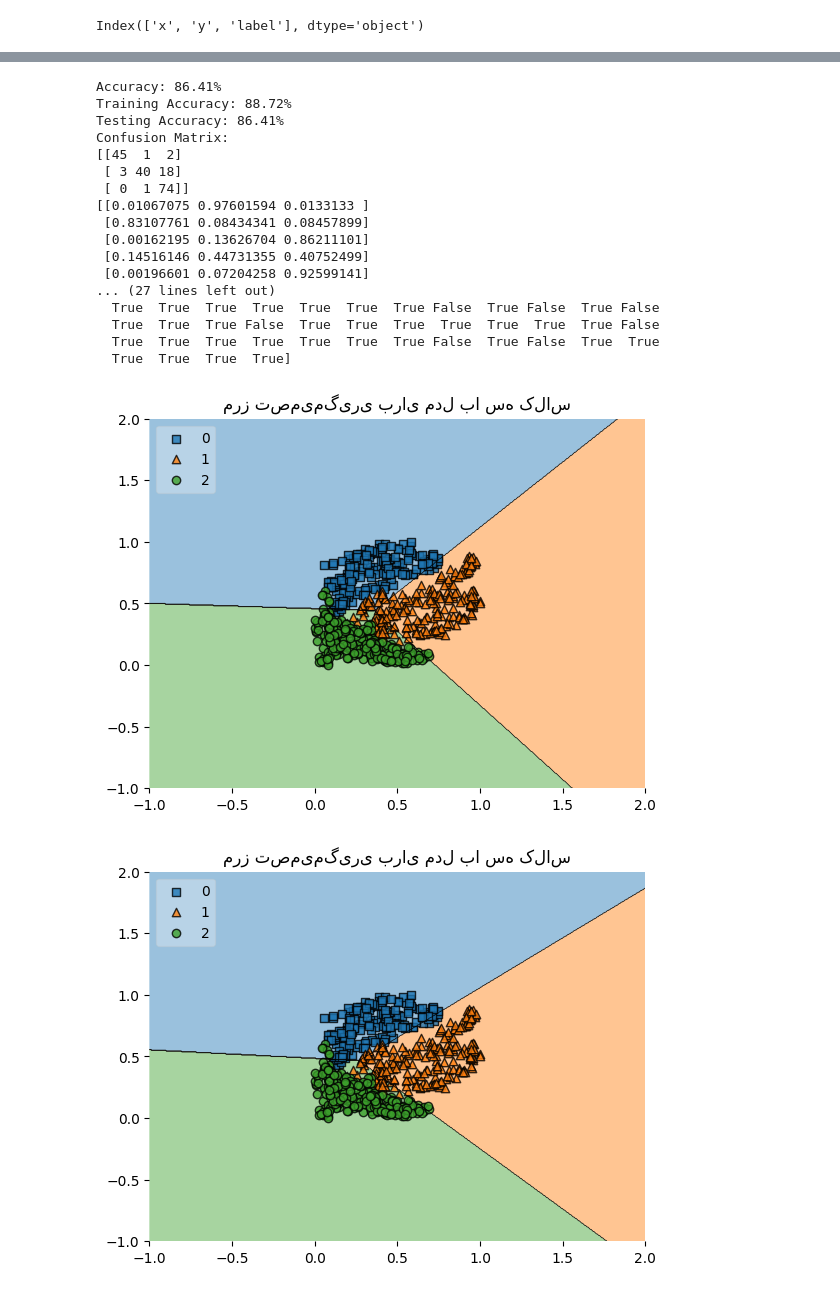
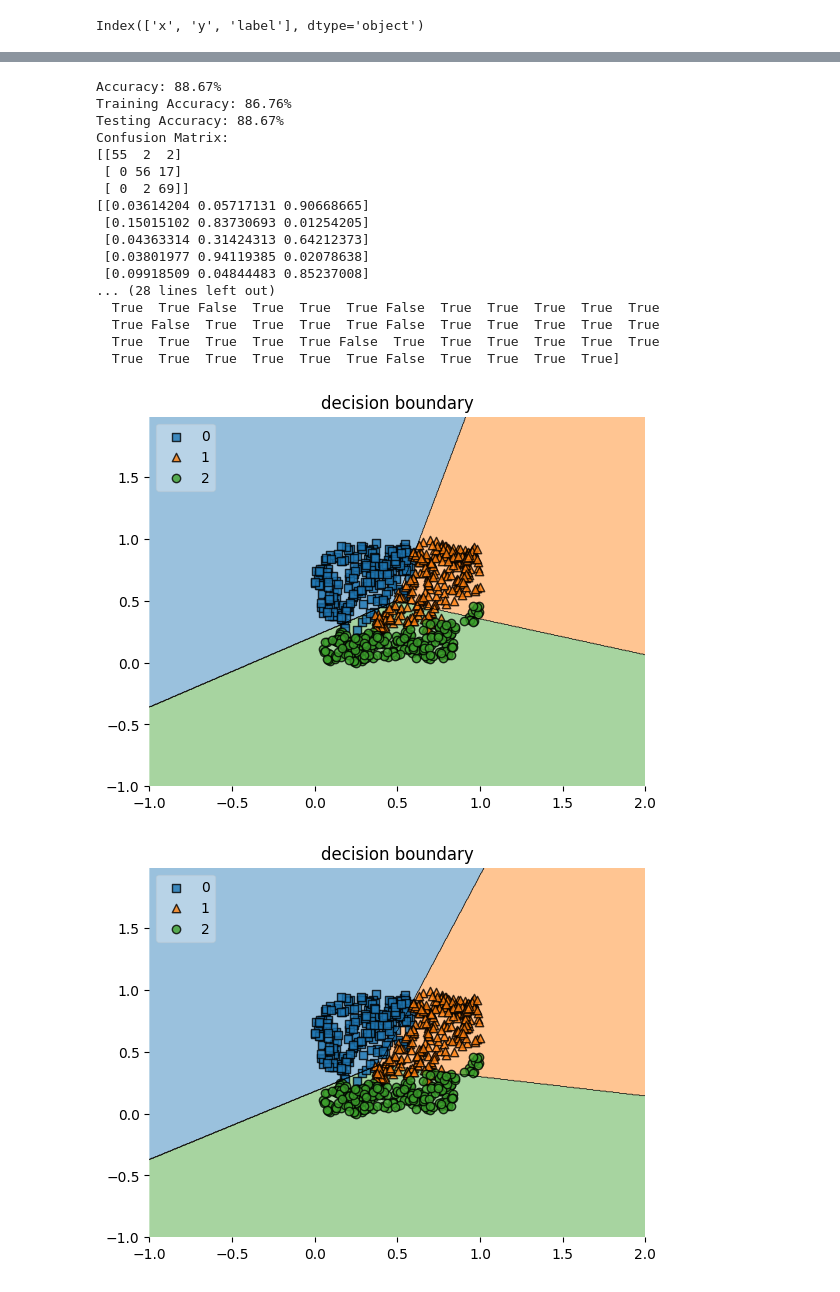
Before and after one commit to mrhajinia78/Tamrin_1, a Jupyter notebook: Tamrin_1.ipynb, the cells around one changed output, grey strips where cells are left out. Drawn from its saved outputs; the diff is of its cells as text; code cells hidden in the pictures.

```diff
--- a/Tamrin_1.ipynb
+++ b/Tamrin_1.ipynb
@@ -170,2 +199,3 @@ widget_data.to_csv('drawdata_2.csv', index=False)
 # %%
-df=pd.read_csv(r'/content/drawdata.csv')
+import pandas as pd
+df=pd.read_csv(r'/content/drive/MyDrive/mini_project_1/dataset/drawdata_2.csv')
@@ -335,12 +343,11 @@ print(counts/float(len(y)))
 # %%
-lr_model = LogisticRegression(solver='sag', max_iter=10, random_state=4)
+lr_model = LogisticRegression(solver='sag', max_iter=100, random_state=4)
 lr_model.fit(x_train, y_train)
 y_pred = lr_model.predict(x_test)
 
 accuracy = accuracy_score(y_test, y_pred)
 print(f'Accuracy: {accuracy*100:.2f}%')
 
-#روی داده های ازمایشی چقد خوب بوده و تستی
 train_accuracy = lr_model.score(x_train, y_train)
 test_accuracy = lr_model.score(x_test, y_test)
 print(f'Training Accuracy: {train_accuracy*100:.2f}%')
@@ -393,41 +400,41 @@ print(confusion_matrix(y_test, y_pred))
 print(lr_model.predict_proba(x_test)[-20:])
 print(y_pred==y_test)
 # %% [output]
-Accuracy: 86.41%
-Training Accuracy: 88.72%
-Testing Accuracy: 86.41%
+Accuracy: 88.67%
+Training Accuracy: 86.76%
+Testing Accuracy: 88.67%
 Confusion Matrix:
-[[45  1  2]
- [ 3 40 18]
- [ 0  1 74]]
-[[0.01067075 0.97601594 0.0133133 ]
- [0.83107761 0.08434341 0.08457899]
- [0.00162195 0.13626704 0.86211101]
- [0.14516146 0.44731355 0.40752499]
- [0.00196601 0.07204258 0.92599141]
-... (27 lines left out)
-  True  True  True  True  True  True  True False  True False  True False
-  True  True  True False  True  True  True  True  True  True  True False
-  True  True  True  True  True  True  True False  True False  True  True
-  True  True  True  True]
+[[55  2  2]
+ [ 0 56 17]
+ [ 0  2 69]]
+[[0.03614204 0.05717131 0.90668665]
+ [0.15015102 0.83730693 0.01254205]
+ [0.04363314 0.31424313 0.64212373]
+ [0.03801977 0.94119385 0.02078638]
+ [0.09918509 0.04844483 0.85237008]
+... (28 lines left out)
+  True  True False  True  True  True False  True  True  True  True  True
+  True False  True  True  True  True False  True  True  True  True  True
+  True  True  True  True  True False  True  True  True  True  True  True
+  True  True  True  True  True  True False  True  True  True  True]
 # %%
 from mlxtend.plotting import plot_decision_regions
 import matplotlib.pyplot as plt
 
 plot_decision_regions(x_train, y_train, clf=model_sgd, legend=2)
-plt.title('مرز تصمیم‌گیری برای مدل با سه کلاس')
+plt.title('decision boundary')
 plt.show()
 # %% [output]
-[figure, old version]
+[figure, new version]
 # %%
 from mlxtend.plotting import plot_decision_regions
 import matplotlib.pyplot as plt
 
 plot_decision_regions(x_train, y_train, clf=lr_model, legend=2)
-plt.title('مرز تصمیم‌گیری برای مدل با سه کلاس')
+plt.title('decision boundary')
 plt.show()
 # %% [output]
-[figure, old version]
+[figure, new version]
 # %%
 plot_decision_regions(x_test,y_test,clf=model_sgd)
 # شناسایی داده‌های اشتباه کلاس‌بندی شده
```
Also changed, not shown: parts of 18 cells of this notebook.
